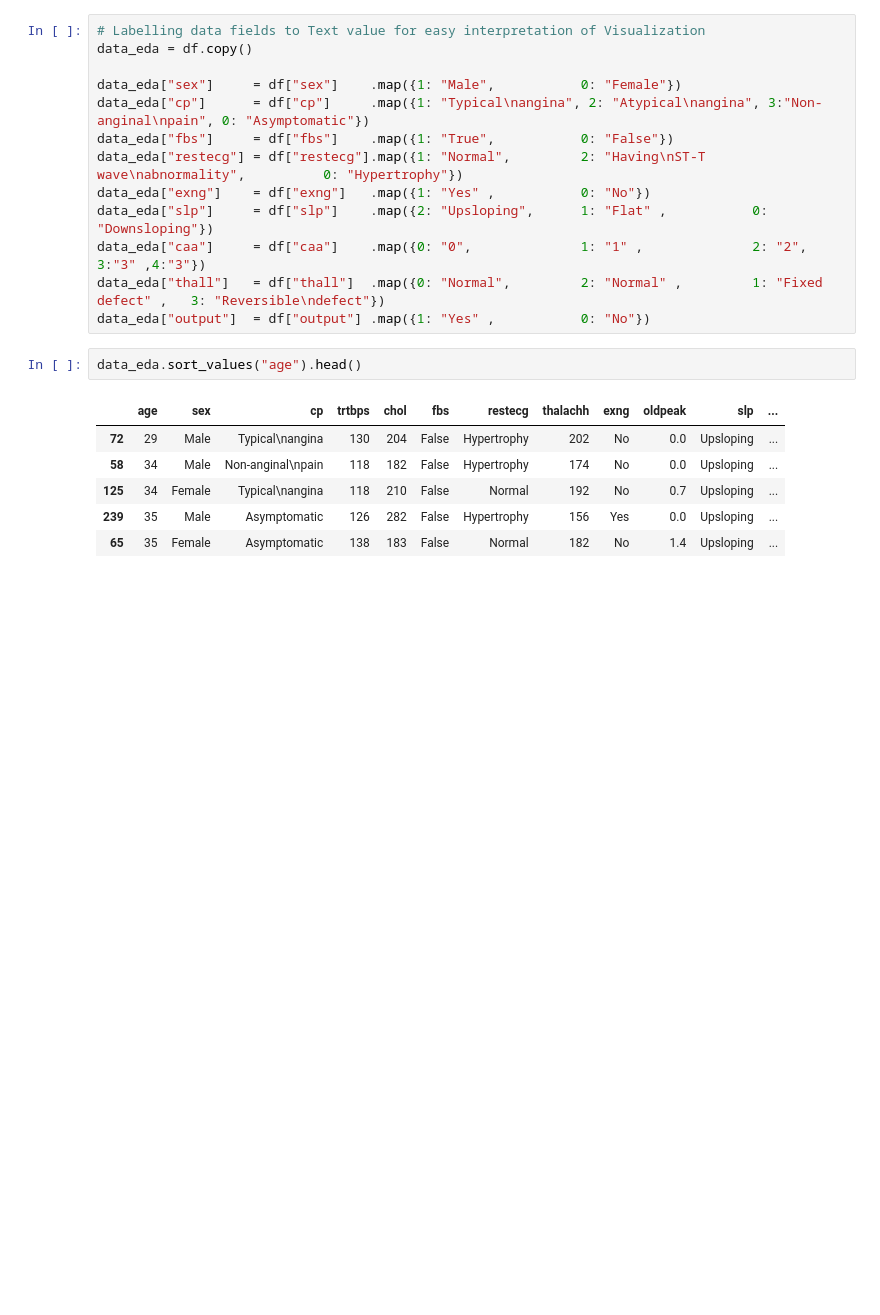
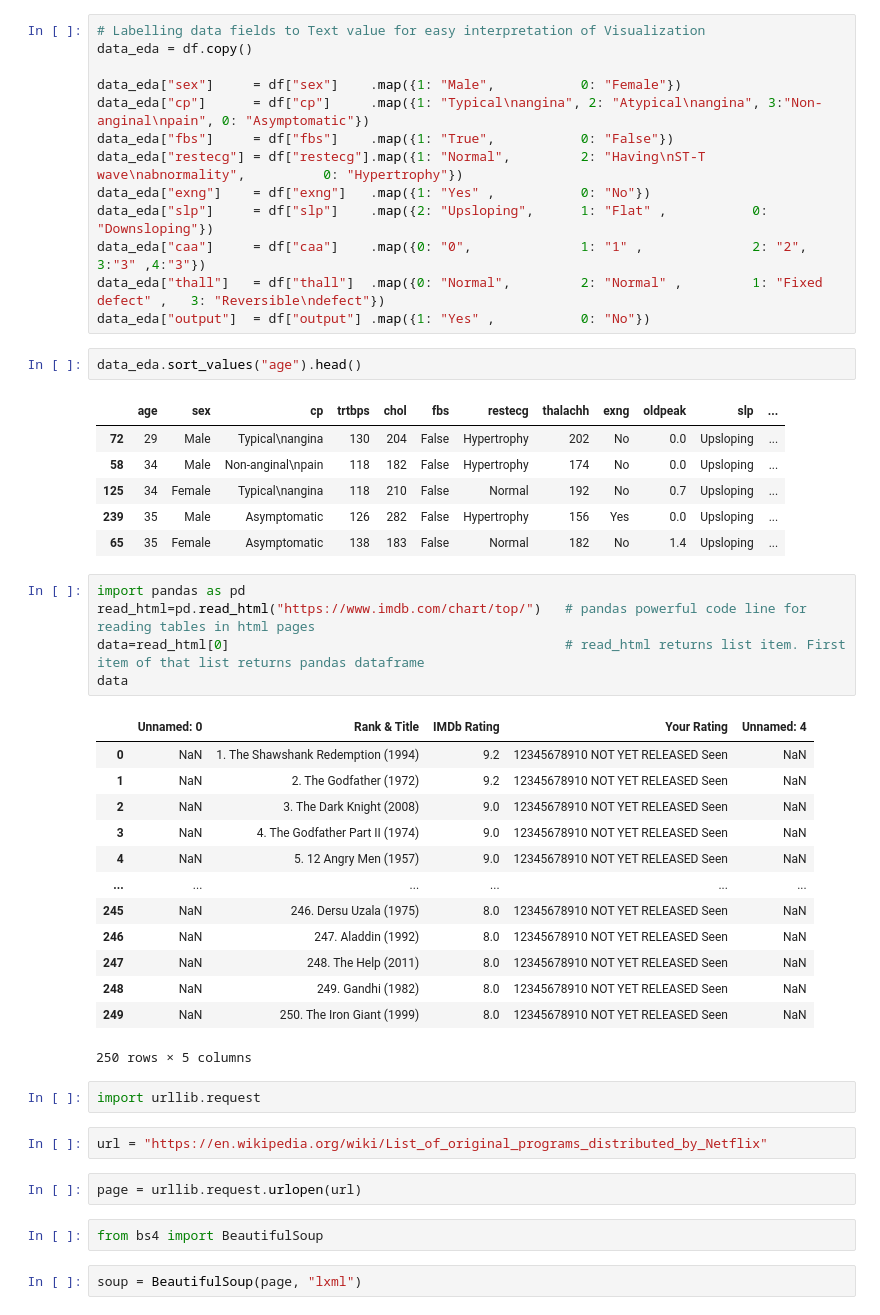
Before and after one commit to Anmolra88/UCDPA_AnmolRattan, a Jupyter notebook: Additional Functions.ipynb, the cells around one changed output. Drawn from its saved outputs; the diff is of its cells as text; blank space fills up the shorter version.

```diff
--- a/Additional Functions.ipynb
+++ b/Additional Functions.ipynb
@@ -85,3 +85,32 @@ data_eda.sort_values("age").head()
 | 125 | 34 | Female | Typical\nangina | 118 | 210 | False | Normal | 192 | No | 0.7 | Upsloping | ... |
 | 239 | 35 | Male | Asymptomatic | 126 | 282 | False | Hypertrophy | 156 | Yes | 0.0 | Upsloping | ... |
 | 65 | 35 | Female | Asymptomatic | 138 | 183 | False | Normal | 182 | No | 1.4 | Upsloping | ... |
+# %%
+import pandas as pd
+read_html=pd.read_html("https://www.imdb.com/chart/top/")   # pandas powerful code line for reading tables in html pages
+data=read_html[0]                                           # read_html returns list item. First item of that list returns pandas dataframe
+data
+# %% [output]
+|  | Unnamed: 0 | Rank & Title | IMDb Rating | Your Rating | Unnamed: 4 |
+| 0 | NaN | 1. The Shawshank Redemption (1994) | 9.2 | 12345678910 NOT YET RELEASED Seen | NaN |
+| 1 | NaN | 2. The Godfather (1972) | 9.2 | 12345678910 NOT YET RELEASED Seen | NaN |
+| 2 | NaN | 3. The Dark Knight (2008) | 9.0 | 12345678910 NOT YET RELEASED Seen | NaN |
+| 3 | NaN | 4. The Godfather Part II (1974) | 9.0 | 12345678910 NOT YET RELEASED Seen | NaN |
+| 4 | NaN | 5. 12 Angry Men (1957) | 9.0 | 12345678910 NOT YET RELEASED Seen | NaN |
+| ... | ... | ... | ... | ... | ... |
+| 245 | NaN | 246. Dersu Uzala (1975) | 8.0 | 12345678910 NOT YET RELEASED Seen | NaN |
+| 246 | NaN | 247. Aladdin (1992) | 8.0 | 12345678910 NOT YET RELEASED Seen | NaN |
+| 247 | NaN | 248. The Help (2011) | 8.0 | 12345678910 NOT YET RELEASED Seen | NaN |
+| 248 | NaN | 249. Gandhi (1982) | 8.0 | 12345678910 NOT YET RELEASED Seen | NaN |
+| 249 | NaN | 250. The Iron Giant (1999) | 8.0 | 12345678910 NOT YET RELEASED Seen | NaN |
+250 rows × 5 columns
+# %%
+import urllib.request
+# %%
+url = "https://en.wikipedia.org/wiki/List_of_original_programs_distributed_by_Netflix"
+# %%
+page = urllib.request.urlopen(url)
+# %%
+from bs4 import BeautifulSoup
+# %%
+soup = BeautifulSoup(page, "lxml")
```
Also changed, not shown: parts of 12 cells of this notebook, 2 other files.
